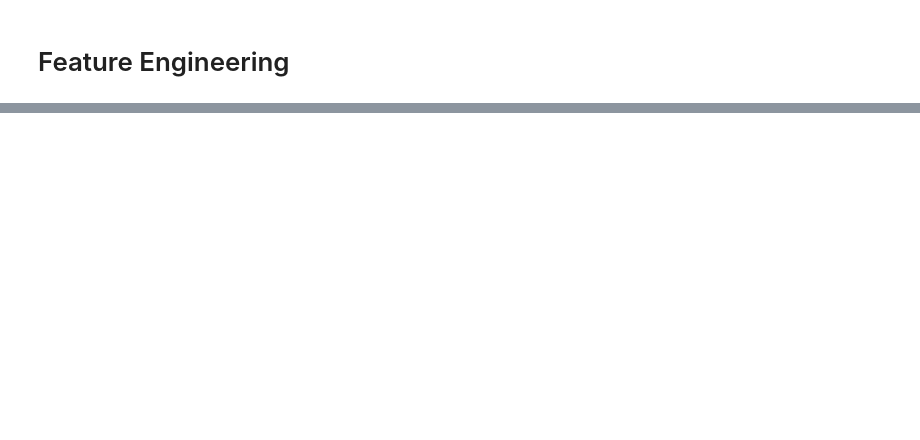
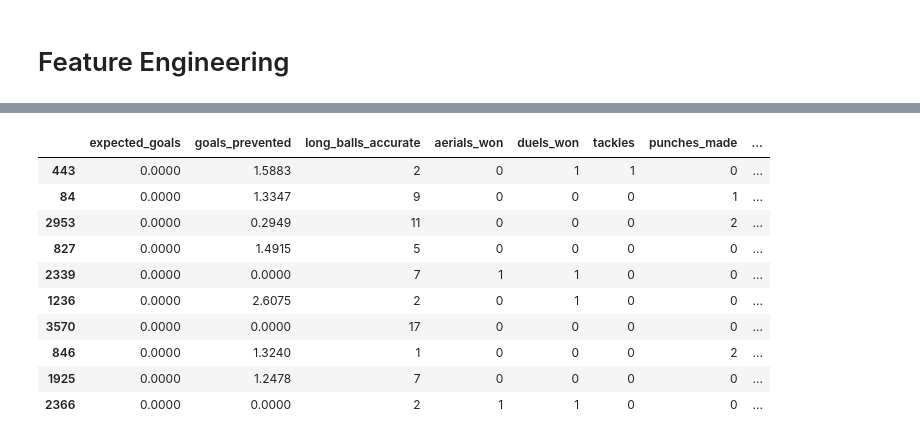
Before and after one commit to JavierJ002/FutbolPorLey, a Jupyter notebook: EDA_notebooks/goalkeepers.ipynb, the cells around one changed output, grey strips where cells are left out. Saved outputs shown, nothing was run; the diff lists cells and outputs as text; code cells hidden in the pictures; blank space fills up the shorter version.

```diff
--- a/EDA_notebooks/goalkeepers.ipynb
+++ b/EDA_notebooks/goalkeepers.ipynb
@@ -463,0 +561,15 @@ Performing Feature Engineering for Away Goalkeepers...
+# %%
+df_analyze['anticipation_score'] = (
+    (df_analyze['high_claims'] * 0.5).fillna(0) +
+    (df_analyze['aerials_won'] * 0.2).fillna(0) +
+    (df_analyze['punches_made'] * 0.2).fillna(0) +
+    (df_analyze['sweeper_keeper_total'] * 0.1).fillna(0)
+)
+
+df_analyze['performance_gk'] = df_analyze['performance_gk'].fillna(0)
+
+df_analyze['metrica_gk_final'] = (
+    df_analyze['performance_gk'] + df_analyze['anticipation_score'] * 0.1
+)
+
+df_analyze.head()
@@ -464,3 +598,18 @@ Performing Feature Engineering for Away Goalkeepers...
+# %%
+top_10 = df_analyze.sort_values('sofascore_rating', ascending = False).head(10)
+top_10
+# %% [output]
+|  | expected_goals | goals_prevented | long_balls_accurate | aerials_won | duels_won | tackles | punches_made | ... |
+| 443 | 0.0000 | 1.5883 | 2 | 0 | 1 | 1 | 0 | ... |
+| 84 | 0.0000 | 1.3347 | 9 | 0 | 0 | 0 | 1 | ... |
+| 2953 | 0.0000 | 0.2949 | 11 | 0 | 0 | 0 | 2 | ... |
+| 827 | 0.0000 | 1.4915 | 5 | 0 | 0 | 0 | 0 | ... |
+| 2339 | 0.0000 | 0.0000 | 7 | 1 | 1 | 0 | 0 | ... |
+| 1236 | 0.0000 | 2.6075 | 2 | 0 | 1 | 0 | 0 | ... |
+| 3570 | 0.0000 | 0.0000 | 17 | 0 | 0 | 0 | 0 | ... |
+| 846 | 0.0000 | 1.3240 | 1 | 0 | 0 | 0 | 2 | ... |
+| 1925 | 0.0000 | 1.2478 | 7 | 0 | 0 | 0 | 0 | ... |
+| 2366 | 0.0000 | 0.0000 | 2 | 1 | 1 | 0 | 0 | ... |
 # %%
 for col in away_gks.columns:
     print(col)
```
Also changed, not shown: parts of 50 cells of this notebook, 8 other files.
